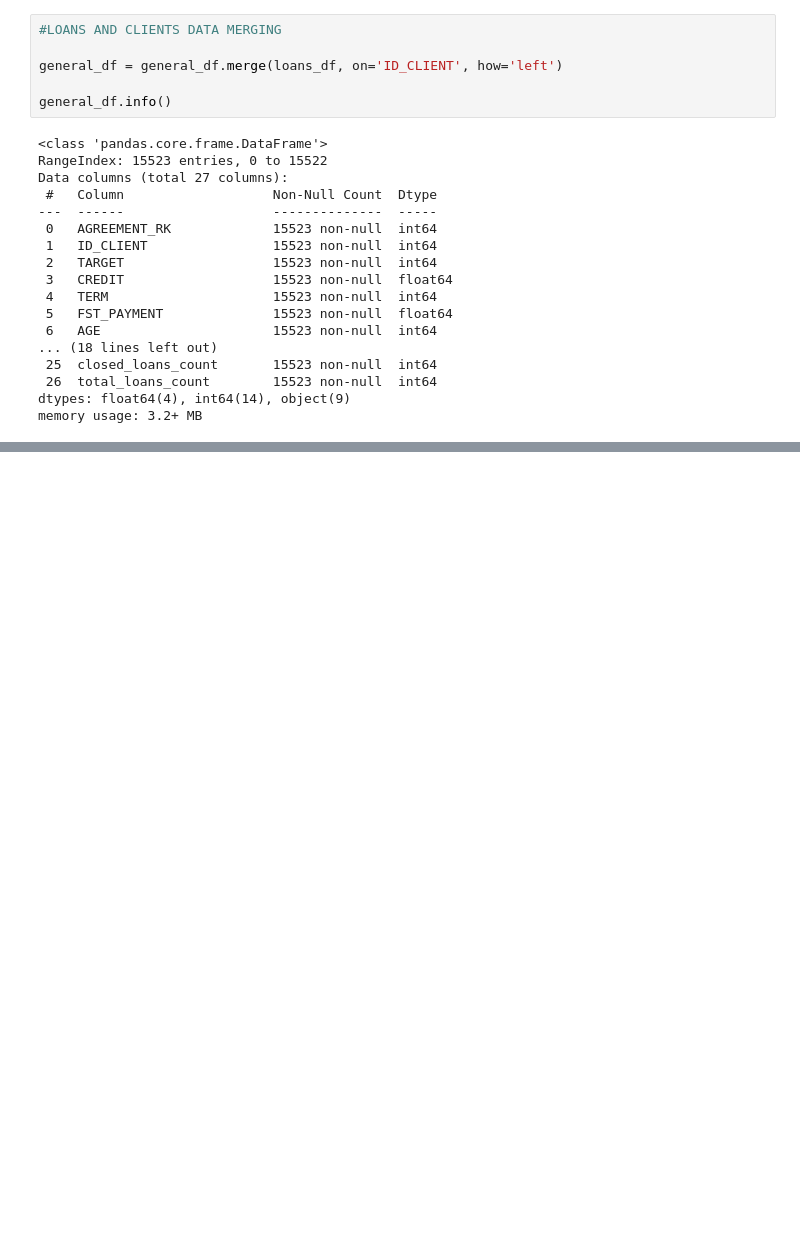
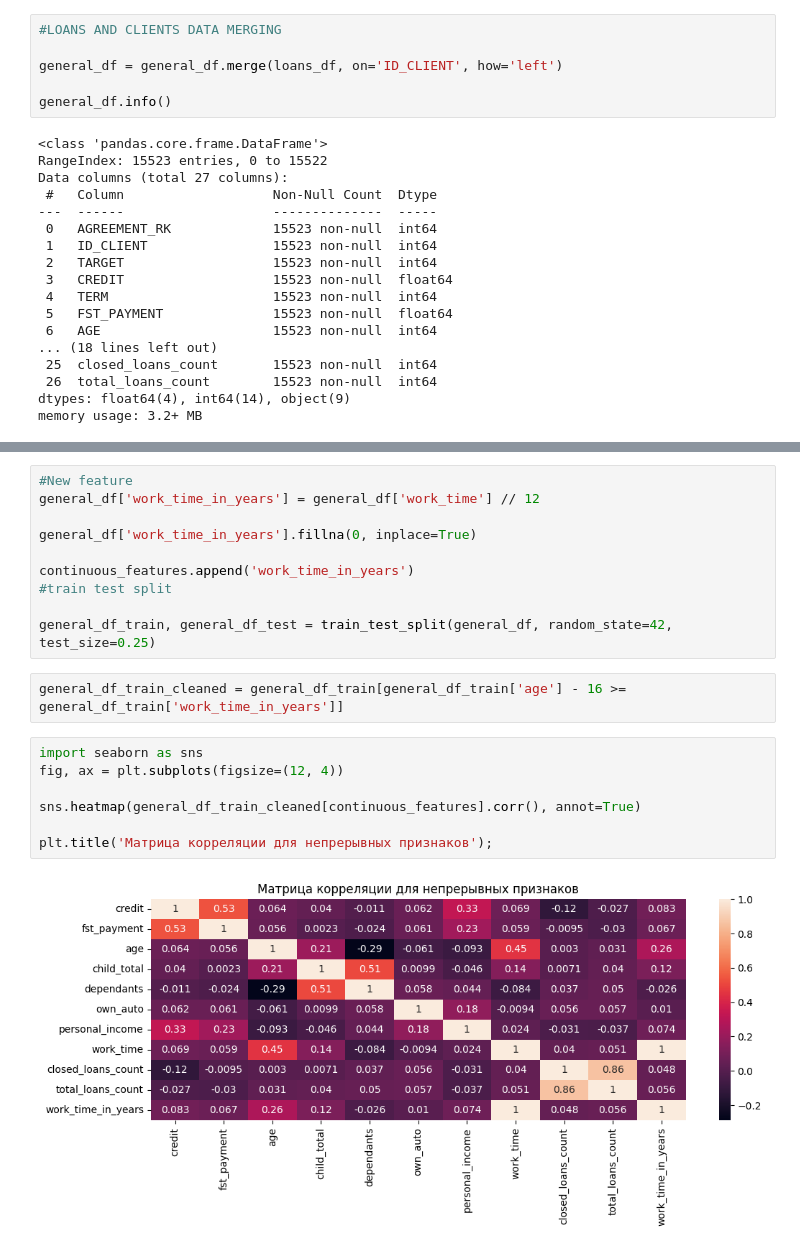
Before and after one commit to SadSabrina/streamlit_ds_app, a Jupyter notebook: EDA.ipynb, the cells around one changed output, grey strips where cells are left out. Drawn from its saved outputs; the diff is of its cells as text; blank space fills up the shorter version.

```diff
--- a/EDA.ipynb
+++ b/EDA.ipynb
@@ -223,0 +314,21 @@ Data Merging Conclusions:
+# %%
+#New feature
+general_df['work_time_in_years'] = general_df['work_time'] // 12
+
+general_df['work_time_in_years'].fillna(0, inplace=True)
+
+continuous_features.append('work_time_in_years')
+#train test split
+
+general_df_train, general_df_test = train_test_split(general_df, random_state=42, test_size=0.25)
+# %%
+general_df_train_cleaned = general_df_train[general_df_train['age'] - 16 >= general_df_train['work_time_in_years']]
+# %%
+import seaborn as sns
+fig, ax = plt.subplots(figsize=(12, 4))
+
+sns.heatmap(general_df_train_cleaned[continuous_features].corr(), annot=True)
+
+plt.title('Матрица корреляции для непрерывных признаков');
+# %% [output]
+[figure, added]
```
Also changed, not shown: parts of 26 cells of this notebook.
